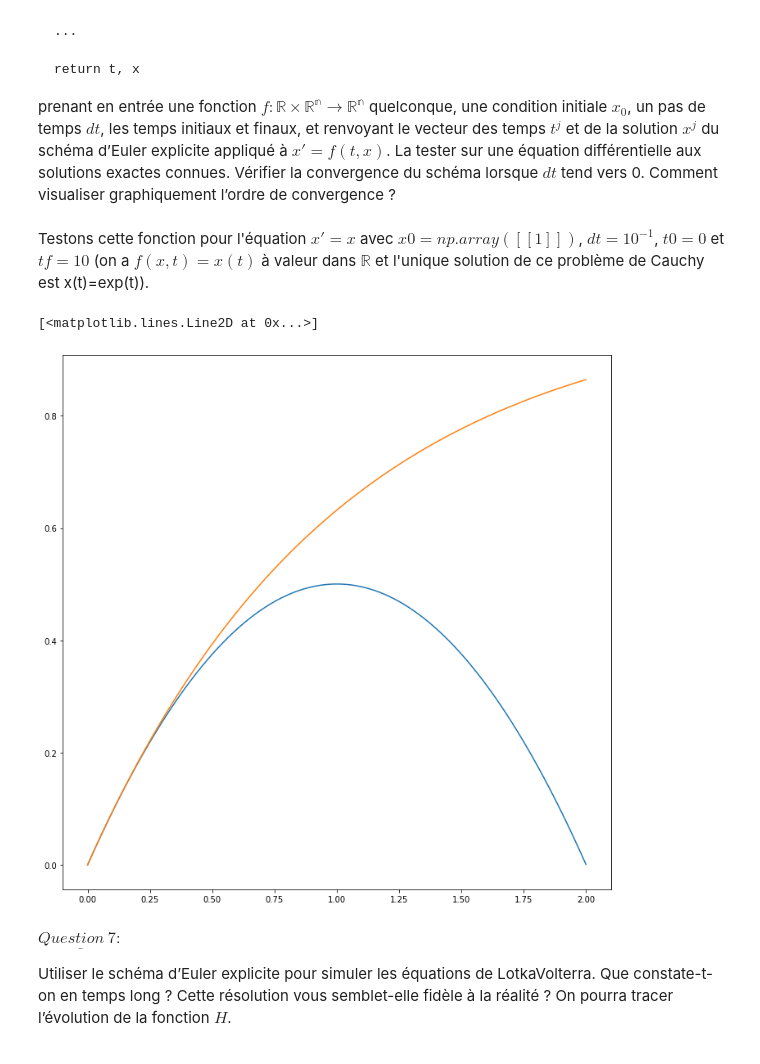
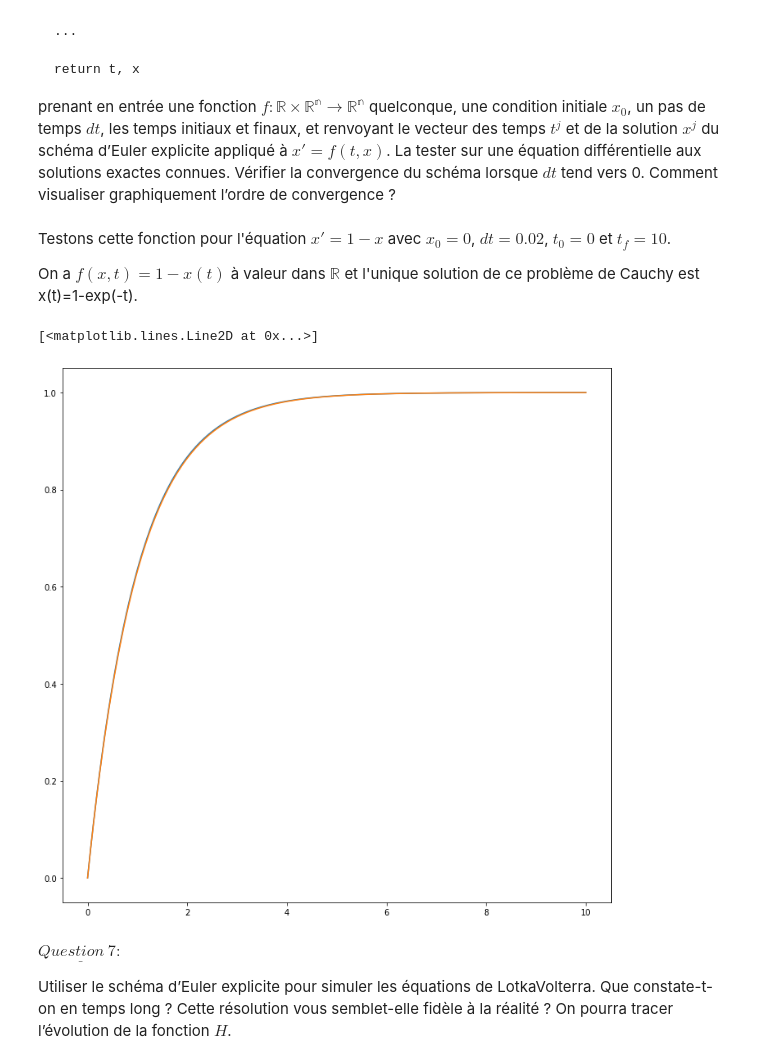
Before and after one commit to maellethaller/projet-numerique-2, a Jupyter notebook: projet.ipynb, the cells around one changed output. Saved outputs shown, nothing was run; the diff lists cells and outputs as text; code cells hidden in the pictures.

```diff
--- a/projet.ipynb
+++ b/projet.ipynb
@@ -394,17 +392,19 @@ def solve_euler_explicit(f, x0, dt, t0, tf): #x0 est un vecteur colonne
     x=x.T
     return t, x          #chaque colonne de x correspond à un xj
 # %% [markdown]
-Testons cette fonction pour l'équation $x'=x$ avec $x0=np.array([[1]])$, $dt=10^{-1}$, $t0=0$ et $tf=10$ (on a $f(x,t)=x(t)$ à valeur dans $\mathbb{R}$ et l'unique solution de ce problème de Cauchy est x(t)=exp(t)).
+Testons cette fonction pour l'équation $x'=1-x$ avec ${x_0}=0$, $dt=0.02$, ${t_0}=0$ et ${t_f}=10$.
+
+On a $f(x,t)=1-x(t)$ à valeur dans $\mathbb{R}$ et l'unique solution de ce problème de Cauchy est x(t)=1-exp(-t).
 # %%
-def f(x,t):
+def f(t,x):
     return (1-x)
 # %%
-(t,xa) = solve_euler_explicit(f, np.array([[0]]), 0.001, 0, 2)
+(t,xa) = solve_euler_explicit(f, np.array([[0]]), 0.02, 0, 10)
 (i,j)=np.shape(xa)
 x=xa[0]
 y = [1-exp(-a) for a in t]
 plt.plot(t,x)
 plt.plot(t,y)
 # %% [output]
 [<matplotlib.lines.Line2D at 0x...>]
-[figure, old version]
+[figure, new version]
```
Also changed, not shown: parts of 3 cells of this notebook.
